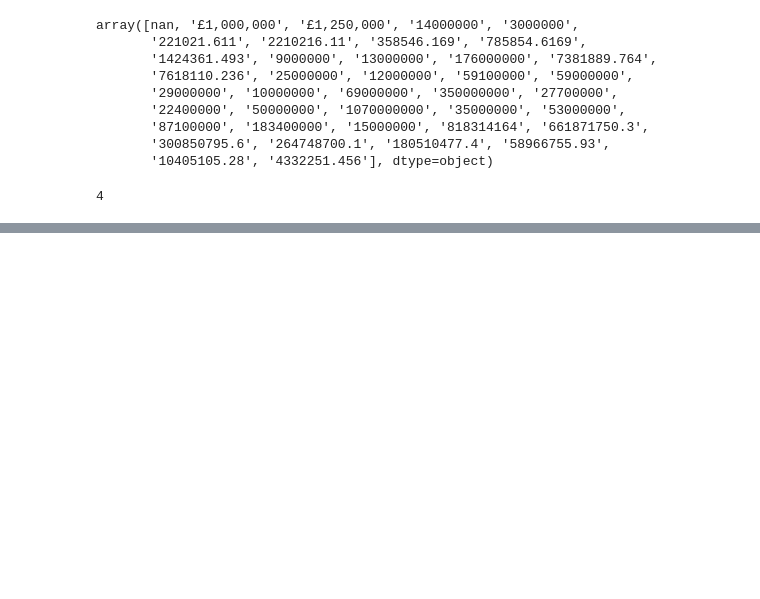
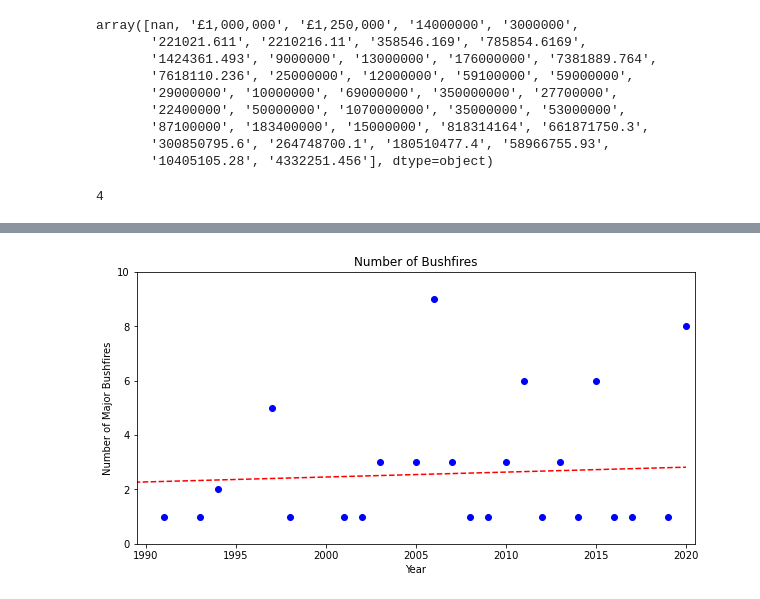
Before and after one commit to thierzon/disney-donut-project, a Jupyter notebook: combined_data.ipynb, the cells around one changed output, grey strips where cells are left out. Saved outputs shown, nothing was run; the diff lists cells and outputs as text; code cells hidden in the pictures; blank space fills up the shorter version.

```diff
--- a/combined_data.ipynb
+++ b/combined_data.ipynb
@@ -557,0 +598,31 @@ sum_loss = value_loss_df.groupby('year').sum()
+# %%
+# Create stats dataframe for bushfire data
+bushfire_sum = bushfire_df.groupby("year").sum()
+bushfire_count = bushfire_df.groupby("year").count()
+bushfire_stats = bushfire_sum
+bushfire_stats["Number of Bushfires"] = bushfire_count["state"]
+bushfire_stats = bushfire_stats.reset_index()
+bushfire_stats = bushfire_stats.rename(columns={"area burned ha":"Burned Area (ha)","year":"Year"})
+# %%
+# Assign dataframe columns to lists
+years = bushfire_stats["Year"]
+number_of_bushfires = bushfire_stats["Number of Bushfires"]
+total_burned_area = bushfire_stats["Burned Area (ha)"]
+
+# Australia Number of Bushfires - Linear regression
+bf_slope, bf_int, bf_r, bf_p, bf_std_err = sts.linregress(years, number_of_bushfires)
+bf_fit = bf_slope * years + bf_int
+
+# Print plot for Australia Number of Bushfires
+plt.figure(figsize=(10,5))
+plt.scatter(years,number_of_bushfires, color="blue")
+plt.plot(years,bf_fit,"--",color="red")
+plt.title("Number of Bushfires")
+plt.xlabel('Year')
+plt.ylabel('Number of Major Bushfires')
+plt.xlim(1989.5,2020.5)
+plt.ylim(0,10)
+plt.savefig(os.path.join("Output","Number_Bushfire_Year.png"))
+plt.show()
+# %% [output]
+[figure, added]
```
Also changed, not shown: parts of 9 cells of this notebook, 7 other files.
